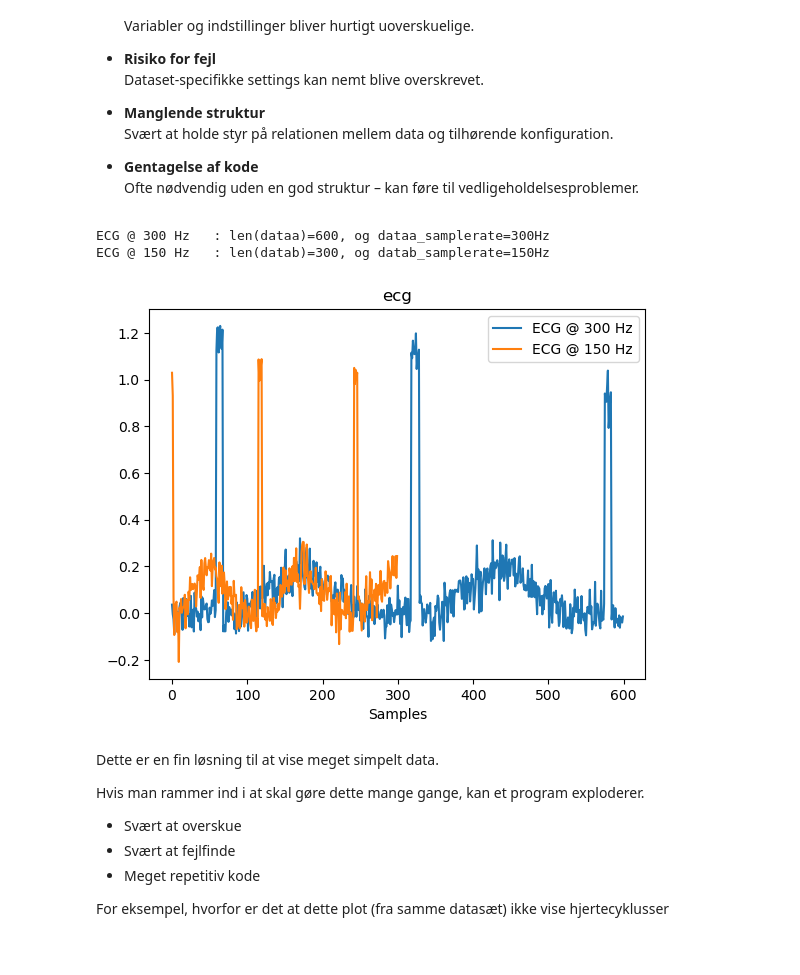
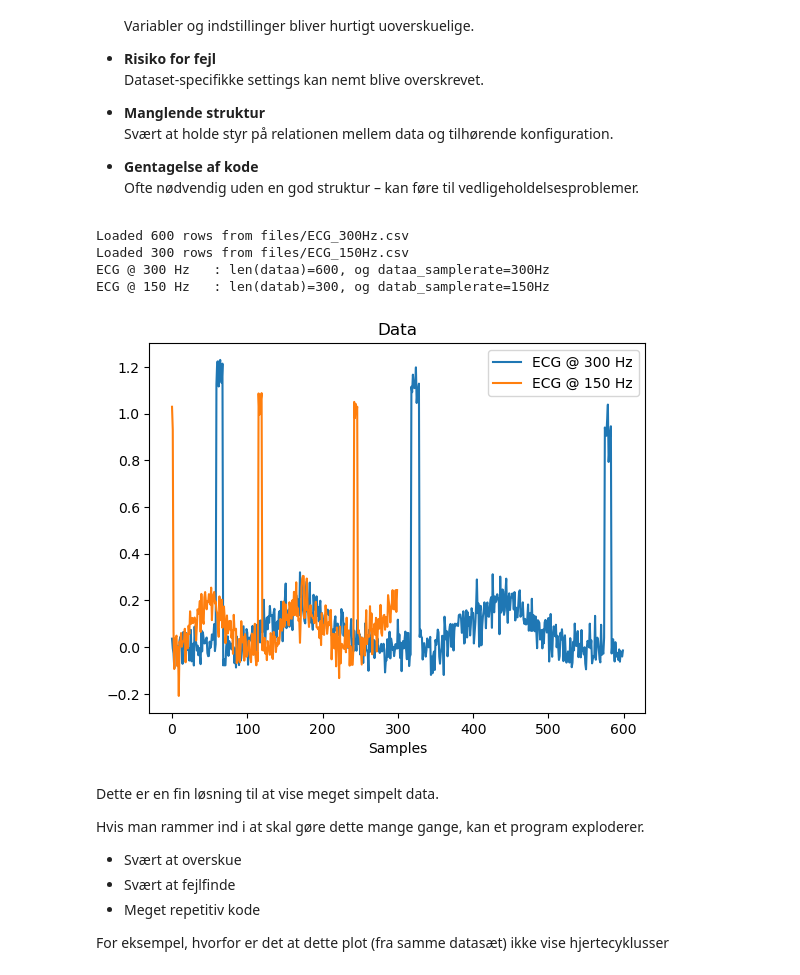
Before and after one commit to AAU-ST2-Programming/oop_3, a Jupyter notebook: AP-LoadData.ipynb, the cells around one changed output. Saved outputs shown, nothing was run; the diff lists cells and outputs as text; code cells hidden in the pictures.

```diff
--- a/AP-LoadData.ipynb
+++ b/AP-LoadData.ipynb
@@ -304,7 +299,7 @@ Disse fejl er **normale**
 # %%
 filename = "files/data_1_rows.csv"
 data = []
-with open("data.txt", "r") as f:
+with open(filename, "r") as f:
     header = f.readline().strip()
 
     for line in f:
@@ -348,11 +345,10 @@ First 5 rows
 filename = "files/data_1_rows.csv"
 data = []
 with open(filename, "r") as f:
-    datareader = csv.reader(f)
-    headers = next(datareader)  # Første linje er headers
-    header = headers[0]
-    for line in datareader:
-        data.append(float(line[0]))
+    header = f.readline().strip()
+
+    for line in f:
+        data.append(float(line.strip()))
 
 N = 5
 print(f"First {N} rows")
@@ -411,7 +407,7 @@ class CSVDataLoader:
         with open(self.filename, "r") as f:
             header =f.readline().strip()  # Skip header line
             for line in f:
-                data.append(float(line))
+                data.append([float(line)])
             self.data = data
             self.header = header
         print(f"Loaded {len(data)} rows from {self.filename}")
@@ -505,26 +492,48 @@ Når man vil håndtere flere datasæt samtidigt, fx sammenligne signaler eller h
 # %%
 import numpy as np
 import pandas as pd
 
+class CSVDataLoader2:
+    def __init__(self, filename: str):
+        self.filename = filename
+        self.data: list | None = None
+        self.header: str | None = None
+
+    def load_data(self) -> tuple[str, list]:
+        data = []
+        time = []
+        with open(self.filename, "r") as f:
+            header =f.readline().strip()  # Skip header line
+            for line in f:
+                parts = line.split(",")
+
+                data.append(float(parts[1]))
+            self.data = data
+            self.header = header
+        print(f"Loaded {len(data)} rows from {self.filename}")
+        return header, data
+
 dataa_samplerate = 300
 datab_samplerate = 150
-headera,dataa = CSVDataLoader("files/ECG_300Hz.csv").load_data()
-headerb,datab = CSVDataLoader("files/ECG_150Hz.csv").load_data()
+headera, dataa = CSVDataLoader2("files/ECG_300Hz.csv").load_data()
+headerb, datab = CSVDataLoader2("files/ECG_150Hz.csv").load_data()
 labela = f"ECG @ {dataa_samplerate} Hz"
 labelb = f"ECG @ {datab_samplerate} Hz"
 print(f"{labela:15}: {len(dataa)=}, og {dataa_samplerate=}Hz")
 print(f"{labelb:15}: {len(datab)=}, og {datab_samplerate=}Hz")
 
 plt.plot(dataa, label=labela)
 plt.plot(datab, label=labelb)
 plt.title(header)
 plt.legend()
 plt.xlabel("Samples")
 plt.show()
 # %% [output]
+Loaded 600 rows from files/ECG_300Hz.csv
+Loaded 300 rows from files/ECG_150Hz.csv
 ECG @ 300 Hz   : len(dataa)=600, og dataa_samplerate=300Hz
 ECG @ 150 Hz   : len(datab)=300, og datab_samplerate=150Hz
-[figure, old version]
+[figure, new version]
 # %% [markdown]
 Dette er en fin løsning til at vise meget simpelt data.
 
```
Also changed, not shown: parts of 15 cells of this notebook, 2 other files.
